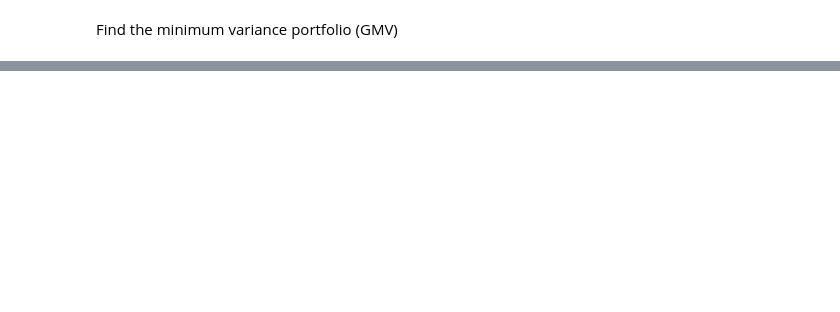
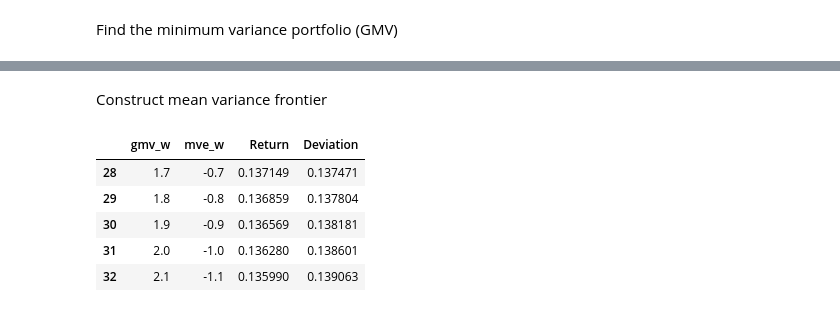
Before and after one commit to lamhq/tech-notes, a Jupyter notebook: finance/3-portfolio-optimization/2-mean-variance-opt.ipynb, the cells around one changed output, grey strips where cells are left out. Saved outputs shown, nothing was run; the diff lists cells and outputs as text; code cells hidden in the pictures; blank space fills up the shorter version.

```diff
--- a/finance/3-portfolio-optimization/2-mean-variance-opt.ipynb
+++ b/finance/3-portfolio-optimization/2-mean-variance-opt.ipynb
@@ -147,20 +197,16 @@ plt.show()
 ## Mean variance frontier of multiple assets
 # %%
 assets_df = pd.DataFrame({
-  'return': [0.1355, 0.1589, 0.1519, 0.1435, 0.1497],
-  'deviation': [0.1535, 0.2430, 0.2324, 0.2038, 0.2298]
+  'Return': [0.1355, 0.1589, 0.1519, 0.1435, 0.1497],
+  'Deviation': [0.1535, 0.2430, 0.2324, 0.2038, 0.2298]
 }, index=['US', 'UK', 'France', 'Germany', 'Japan'])
-r_rf = 0.05
-corr_df = pd.DataFrame({
+asset_cor = pd.DataFrame({
   'US': [1.0000, 0.5003, 0.4398, 0.3681, 0.2663],
   'UK': [0.5003, 1.0000, 0.5420, 0.4265, 0.3581],
   'France': [0.4398, 0.5420, 1.0000, 0.6032, 0.3923],
   'Germany': [0.3681, 0.4265, 0.6032, 1.0000, 0.3663],
   'Japan': [0.2663, 0.3581, 0.3923, 0.3663, 1.0000],
 }, index=['US', 'UK', 'France', 'Germany', 'Japan'])
-
-# create corvariance matrix from deviations and correlation matrix
-diag_matrix = np.diag(assets_df['deviation'])
-cov_matrix_1 = np.dot(diag_matrix, corr_df.to_numpy())
-cov_matrix = np.dot(cov_matrix_1, diag_matrix.T)
-cov_matrix
+rf_return = 0.05
+asset_cov = calc_cov(assets_df['Deviation'], asset_cor.to_numpy())
+asset_cov
@@ -193 +249,24 @@ gmv_weights = find_gmv_weights(cov_matrix)
+# %% [markdown]
+Construct mean variance frontier
+# %%
+# calculate correlation of gmv and mve
+gmv_mve_cor = np.dot(gmv[:-3], np.dot(mve[:-3], asset_cov))
+mvf_cov = np.array([
+  [gmv['Deviation']**2, gmv_mve_cor],
+  [gmv_mve_cor, mve['Deviation']**2],
+])
+
+mvf = pd.DataFrame({ 'gmv_w': np.arange(-1.1, 2.2, step=0.1) })
+mvf['mve_w'] = 1 - mvf['gmv_w']
+weights = mvf[['gmv_w', 'mve_w']].values
+mvf['Return'] = np.dot(mvf[['gmv_w', 'mve_w']], [gmv['Return'], mve['Return']])
+mvf['Deviation'] = np.sqrt(np.sum(np.dot(weights, mvf_cov) * weights, axis=1))
+mvf.tail()
+# %% [output]
+|  | gmv_w | mve_w | Return | Deviation |
+| 28 | 1.7 | -0.7 | 0.137149 | 0.137471 |
+| 29 | 1.8 | -0.8 | 0.136859 | 0.137804 |
+| 30 | 1.9 | -0.9 | 0.136569 | 0.138181 |
+| 31 | 2.0 | -1.0 | 0.136280 | 0.138601 |
+| 32 | 2.1 | -1.1 | 0.135990 | 0.139063 |
 # %% [markdown]
```
Also changed, not shown: parts of 15 cells of this notebook.
